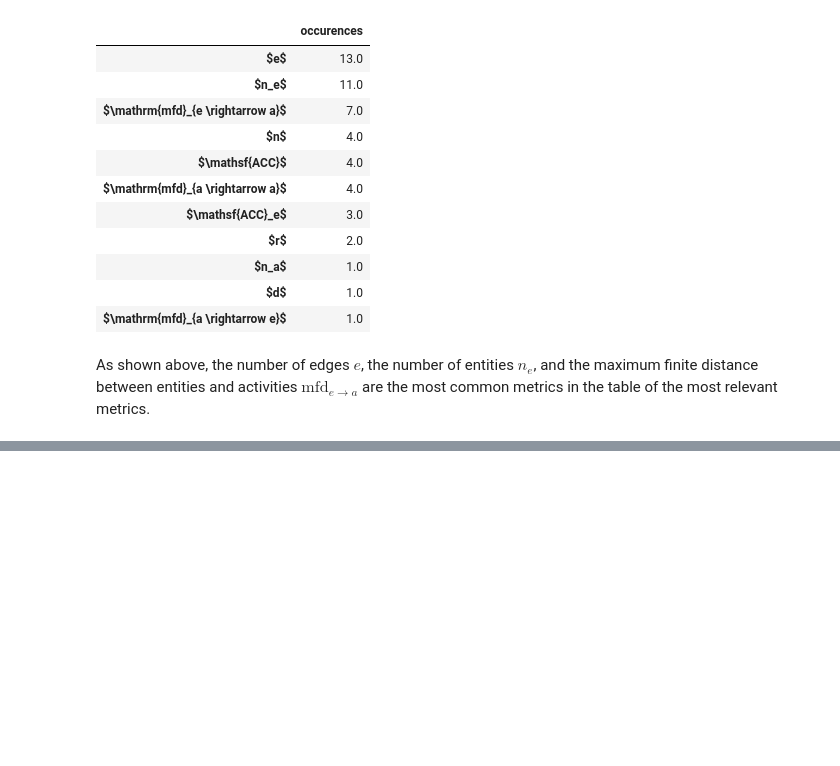
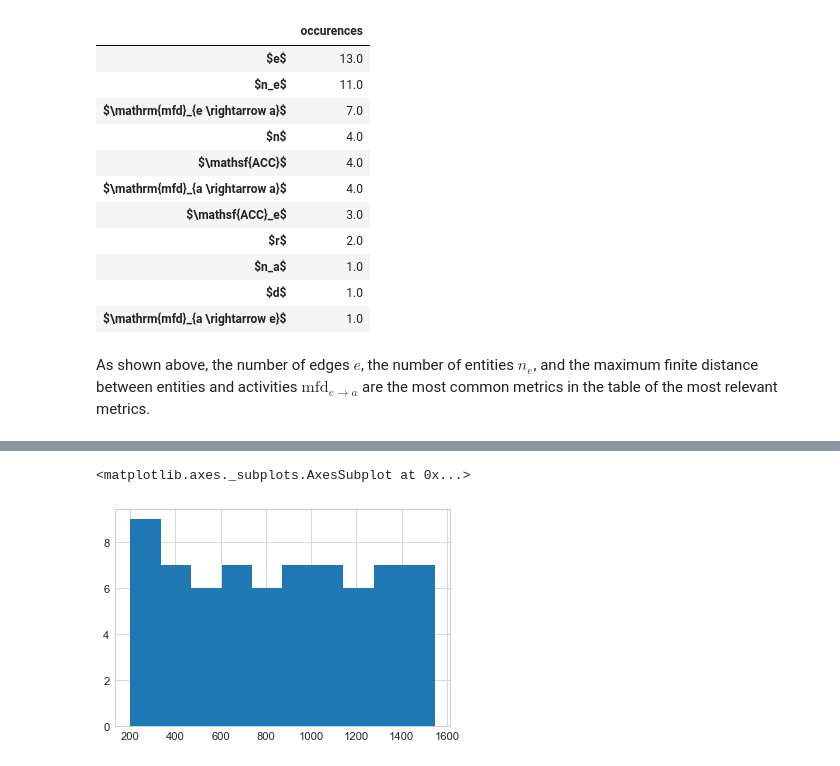
Before and after one commit to trungdong/datasets-provanalytics-dmkd, a Jupyter notebook: Application 3 - RRG Messages.ipynb, the cells around one changed output, grey strips where cells are left out. Saved outputs shown, nothing was run; the diff lists cells and outputs as text; code cells hidden in the pictures; blank space fills up the shorter version.

Commit message:
Added an extra section in Application 3 using the full dependency graphs as opposed with restricting them to k edges away from a message entity.

```diff
--- a/Application 3 - RRG Messages.ipynb
+++ b/Application 3 - RRG Messages.ipynb
@@ -285,0 +290,5 @@ As shown above, the number of edges $e$, the number of entities $n_e$, and the m
+# %%
+# Reading the data
+df = pd.read_csv("rrg/depgraphs.csv", index_col=0)
+# Generate the label for classification
+df.label = df.label.apply(label).astype('category')
@@ -285,0 +305,5 @@ As shown above, the number of edges $e$, the number of entities $n_e$, and the m
+# %%
+df.nodes.hist()
+# %% [output]
+<matplotlib.axes._subplots.AxesSubplot at 0x...>
+[figure, added]
```
Also changed, not shown: parts of 4 cells of this notebook, 1 other file.
